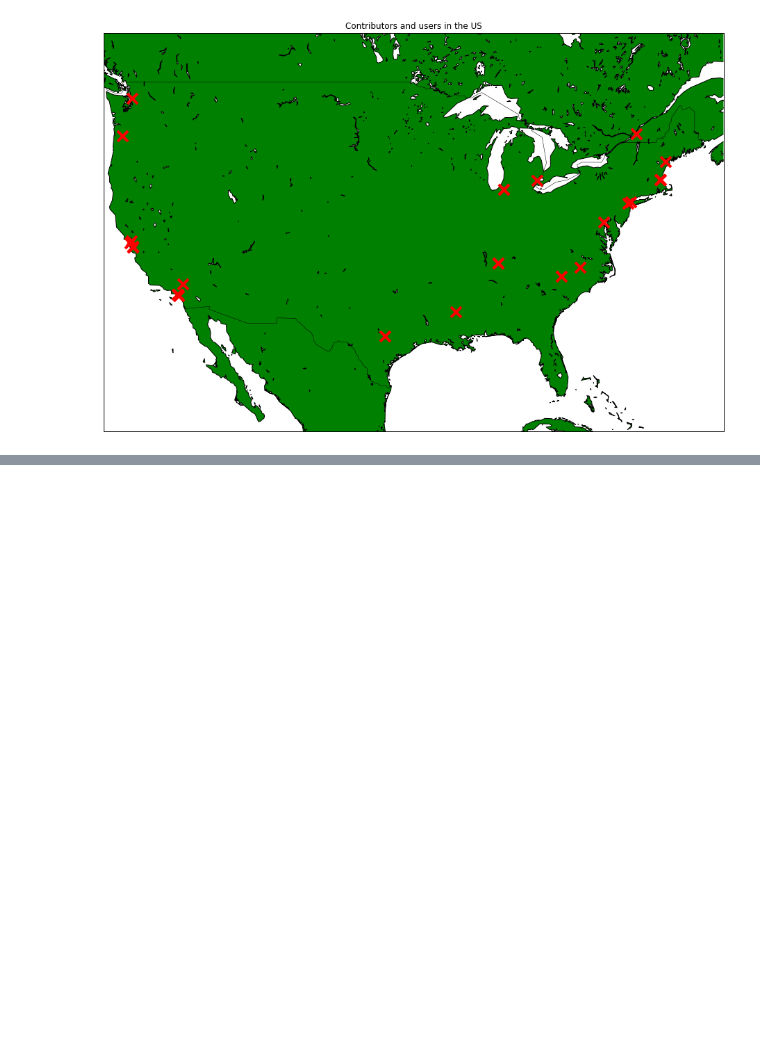
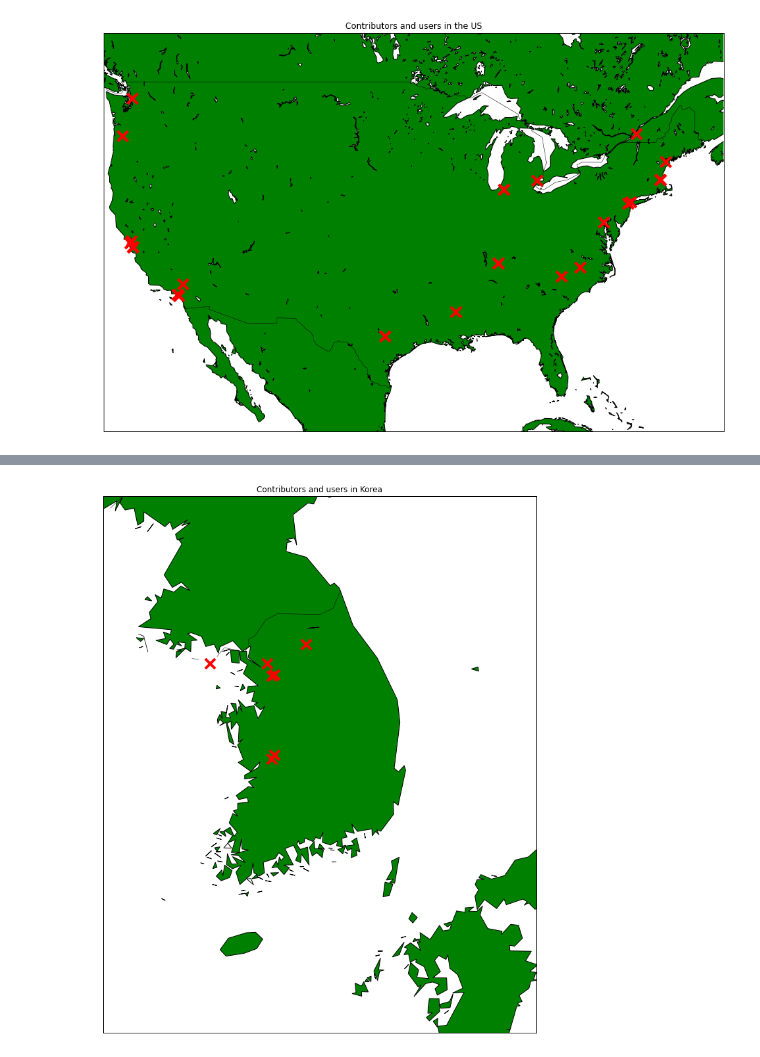
Before and after one commit to kelu124/echomods, a Jupyter notebook: include/community/MappingCommunity-new.ipynb, the cells around one changed output, grey strips where cells are left out. Drawn from its saved outputs; the diff is of its cells as text; code cells hidden in the pictures; blank space fills up the shorter version.

```diff
--- a/include/community/MappingCommunity-new.ipynb
+++ b/include/community/MappingCommunity-new.ipynb
@@ -178,0 +169,28 @@ plt.show()
+# %%
+# Make this plot larger.
+plt.figure(figsize=(15,15))
+Lt = 36
+Lo = 128
+LtE = 4
+LoE = 4
+eq_map = Basemap(projection='merc', resolution = 'l',area_thresh = 10,
+llcrnrlat=Lt-LtE,
+llcrnrlon=Lo-LoE,
+urcrnrlat=Lt+LtE,
+urcrnrlon=Lo+LoE)
+eq_map.drawcoastlines()
+eq_map.drawcountries()
+eq_map.fillcontinents(color = 'green')
+eq_map.drawmapboundary()
+
+for k in range(NbContrib):
+    #print k
+    x,y = eq_map(Contrib[3][k], Contrib[2][k])
+    eq_map.plot(x, y, 'rx', markersize=15,mew=4)
+
+title_string = "Contributors and users in Korea"
+plt.title(title_string)
+plt.savefig("korea.jpg", bbox_inches='tight')
+plt.show()
+# %% [output]
+[figure, added]
```
Also changed, not shown: parts of 4 cells of this notebook, 9 other files.
